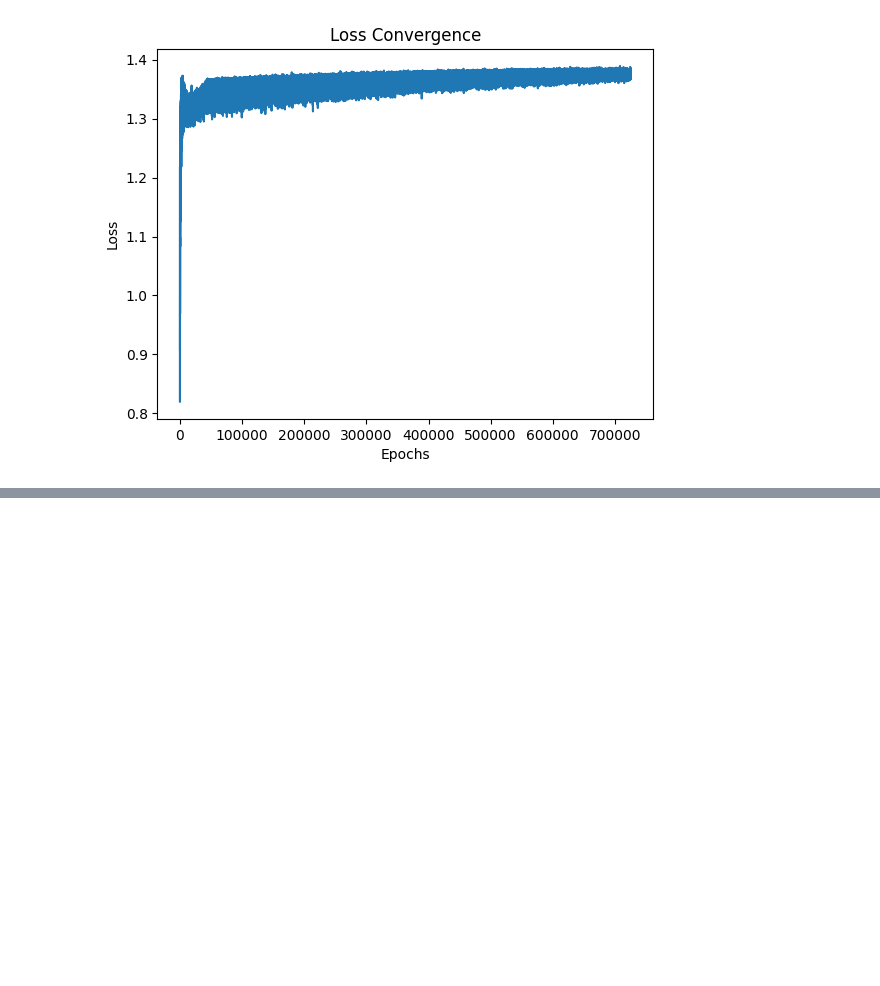
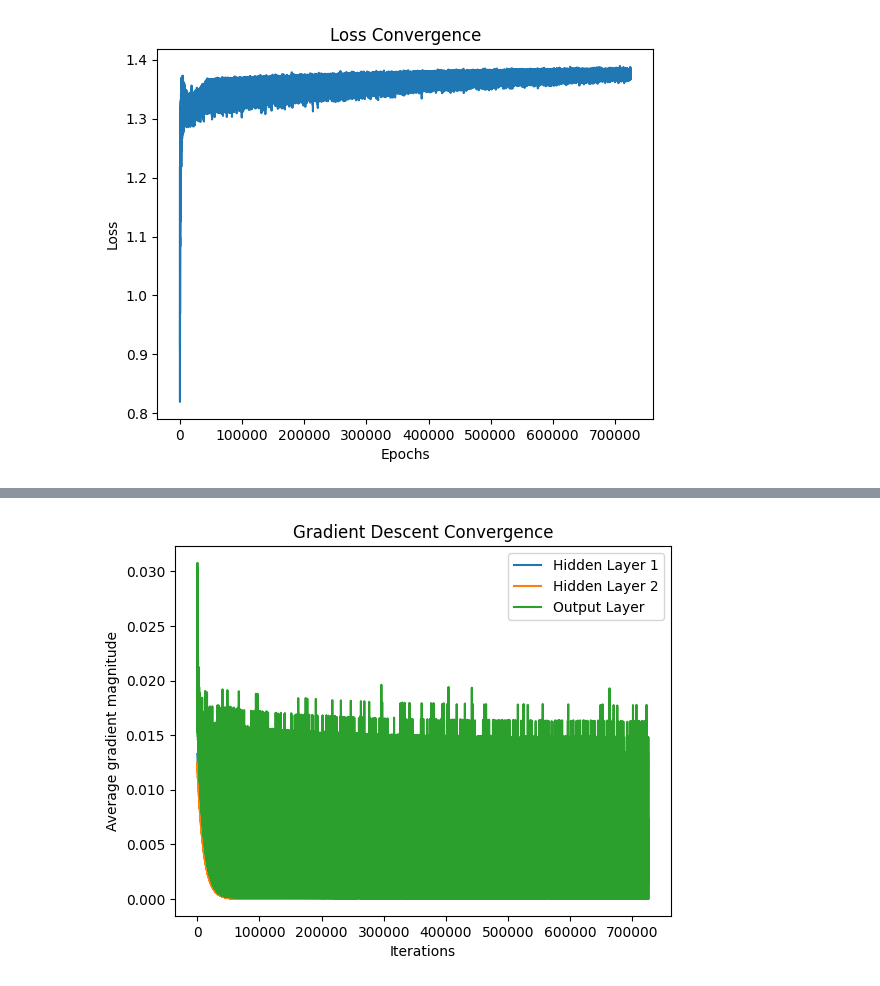
Before and after one commit to jadennathaniel/ml-lab4, a Jupyter notebook: main.ipynb, the cells around one changed output, grey strips where cells are left out. Drawn from its saved outputs; the diff is of its cells as text; code cells hidden in the pictures; blank space fills up the shorter version.

```diff
--- a/main.ipynb
+++ b/main.ipynb
@@ -457,0 +457,13 @@ Accuracy: 0.24986248624862487
+# %%
+# average gradient magnitudes
+grads = np.array(nn.grads_)
+plt.plot(grads[:, 0], label='Hidden Layer 1')
+plt.plot(grads[:, 1], label='Hidden Layer 2')
+plt.plot(grads[:, 2], label='Output Layer')
+plt.xlabel('Iterations')
+plt.ylabel('Average gradient magnitude')
+plt.legend()
+plt.title('Gradient Descent Convergence')
+plt.show()
+# %% [output]
+[figure, added]
```
Also changed, not shown: parts of 9 cells of this notebook.
